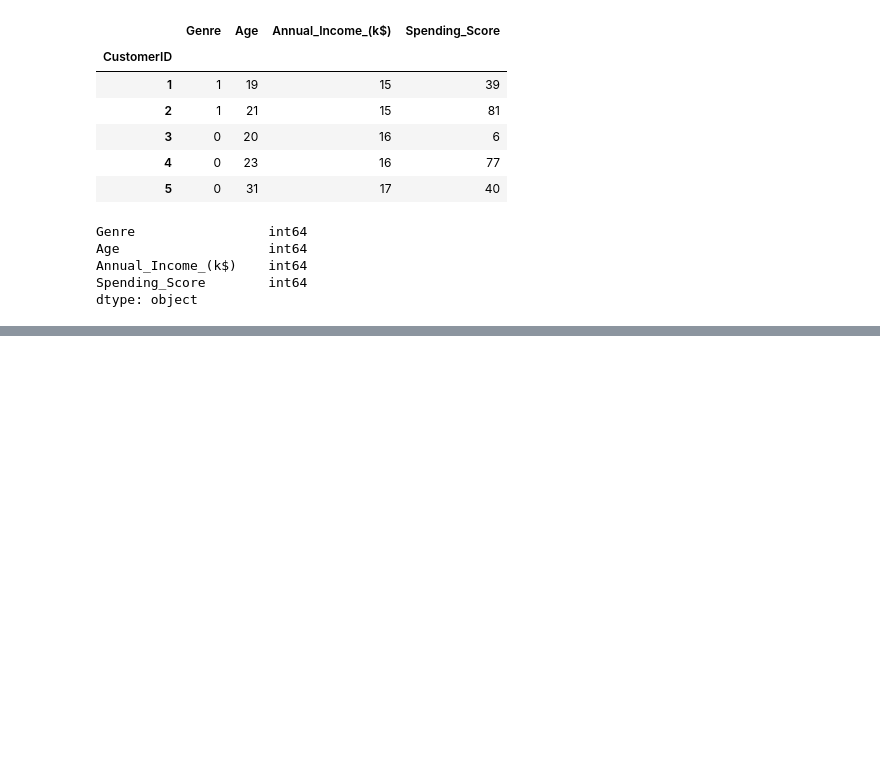
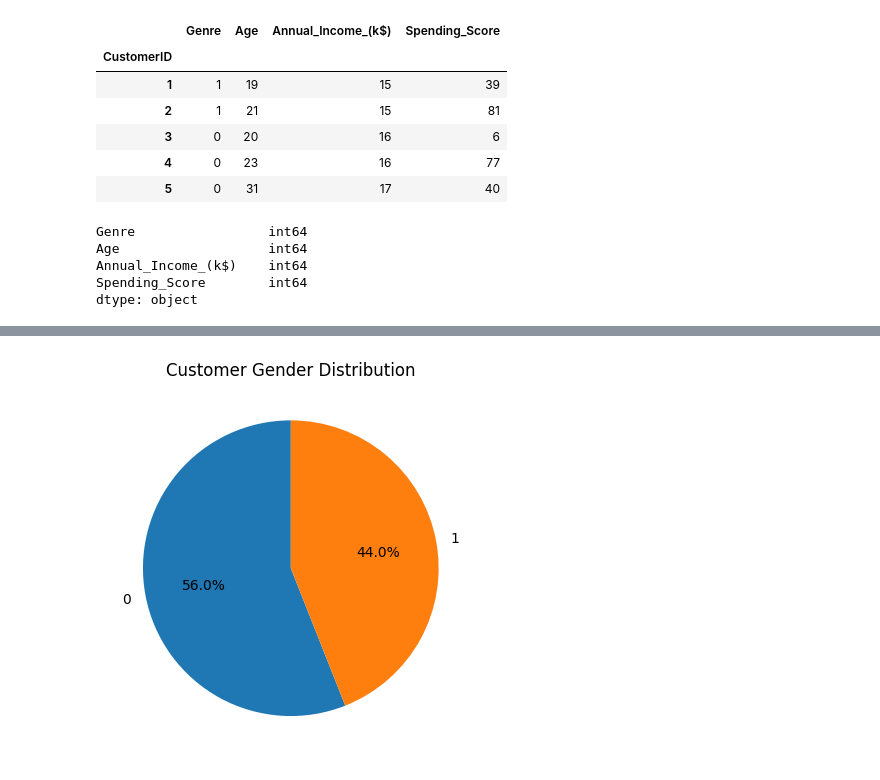
Before and after one commit to karthik-sharma/Customer-data, a Jupyter notebook: customer-data.ipynb, the cells around one changed output, grey strips where cells are left out. Cells and saved outputs as stored; diff of their text form; code cells hidden in the pictures; blank space fills up the shorter version.

Commit message:
Kaggle Notebook | customer-data | Version 10

```diff
--- a/customer-data.ipynb
+++ b/customer-data.ipynb
@@ -93,3 +103,13 @@ dtype: object
+# %%
+genre_counts = df.groupby('Genre').size()
+
+# Create a pie chart
+pie_chart = genre_counts.plot.pie(autopct='%1.1f%%', startangle=90)
+pie_chart.set_title('Customer Gender Distribution')
+
+plt.show()
+# %% [output]
+[figure, added]
 # %%
 from sklearn.tree import DecisionTreeClassifier
 from sklearn.model_selection import train_test_split
```
Also changed, not shown: parts of 6 cells of this notebook.
